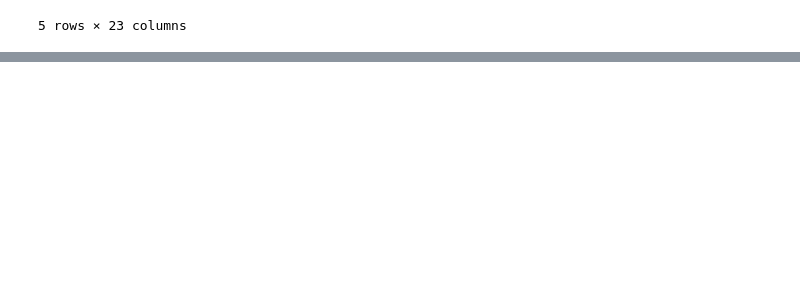
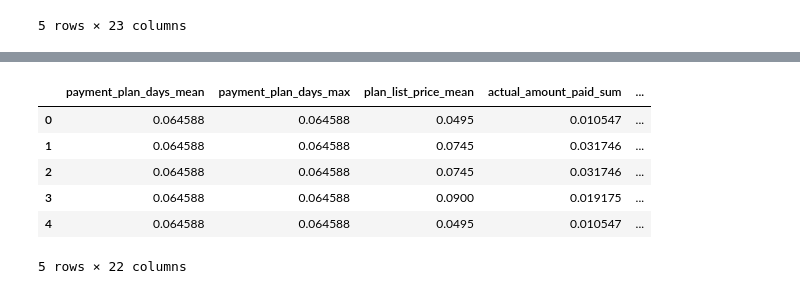
Before and after one commit to Nandita29534/KKBOX_music_app_customer_churn, a Jupyter notebook: EDA.ipynb, the cells around one changed output, grey strips where cells are left out. Cells and saved outputs as stored; diff of their text form; code cells hidden in the pictures; blank space fills up the shorter version.

```diff
--- a/EDA.ipynb
+++ b/EDA.ipynb
@@ -784,0 +878,3 @@ df.head()
+# %%
+numerical_features = ['payment_plan_days_mean','payment_plan_days_max','plan_list_price_mean','actual_amount_paid_sum','is_auto_renew_mean',
+                      'is_cancel_mean','date','num_25','num_50','num_75','num_985','num_100','num_unq','total_secs','payment_ratio','registration_init_time']
@@ -784,0 +947,12 @@ df.head()
+# %%
+X_train_transformed,X_test_transformed = add_numerical_features(X_train[numerical_features],X_test[numerical_features])
+# %%
+X_train_transformed.head()
+# %% [output]
+|  | payment_plan_days_mean | payment_plan_days_max | plan_list_price_mean | actual_amount_paid_sum | ... |
+| 0 | 0.064588 | 0.064588 | 0.0495 | 0.010547 | ... |
+| 1 | 0.064588 | 0.064588 | 0.0745 | 0.031746 | ... |
+| 2 | 0.064588 | 0.064588 | 0.0745 | 0.031746 | ... |
+| 3 | 0.064588 | 0.064588 | 0.0900 | 0.019175 | ... |
+| 4 | 0.064588 | 0.064588 | 0.0495 | 0.010547 | ... |
+5 rows × 22 columns
```
Also changed, not shown: parts of 33 cells of this notebook.
